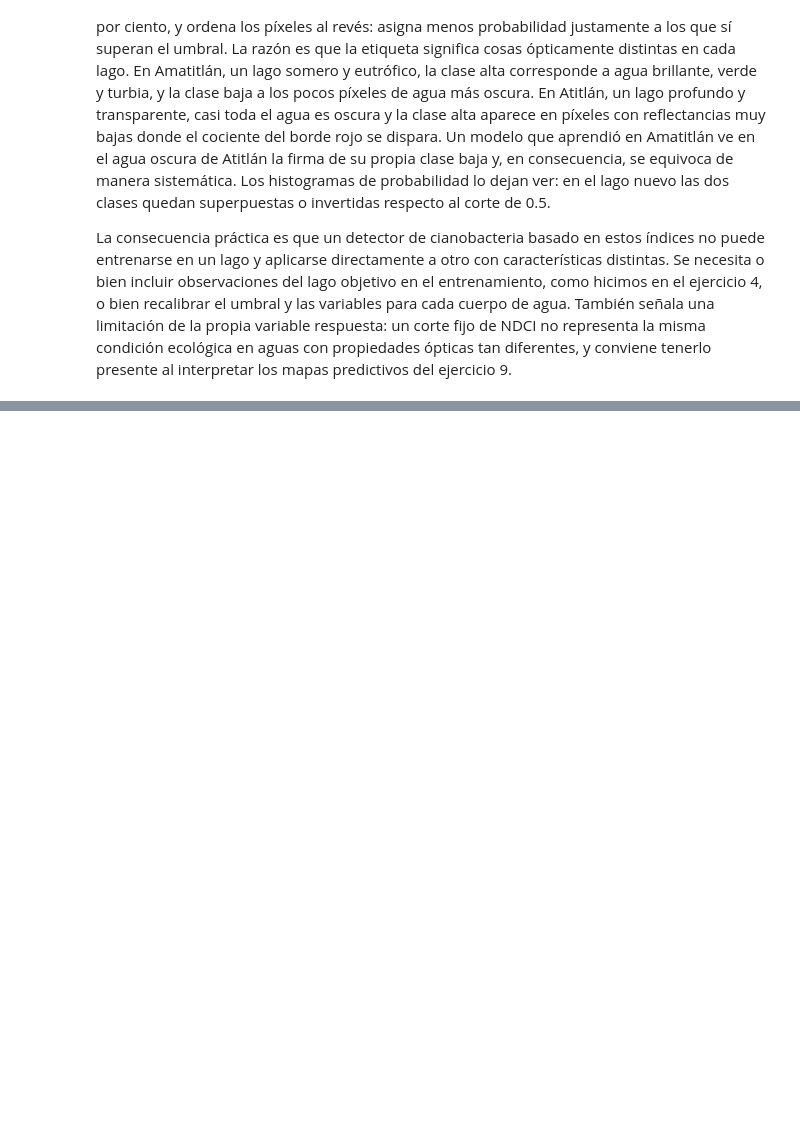
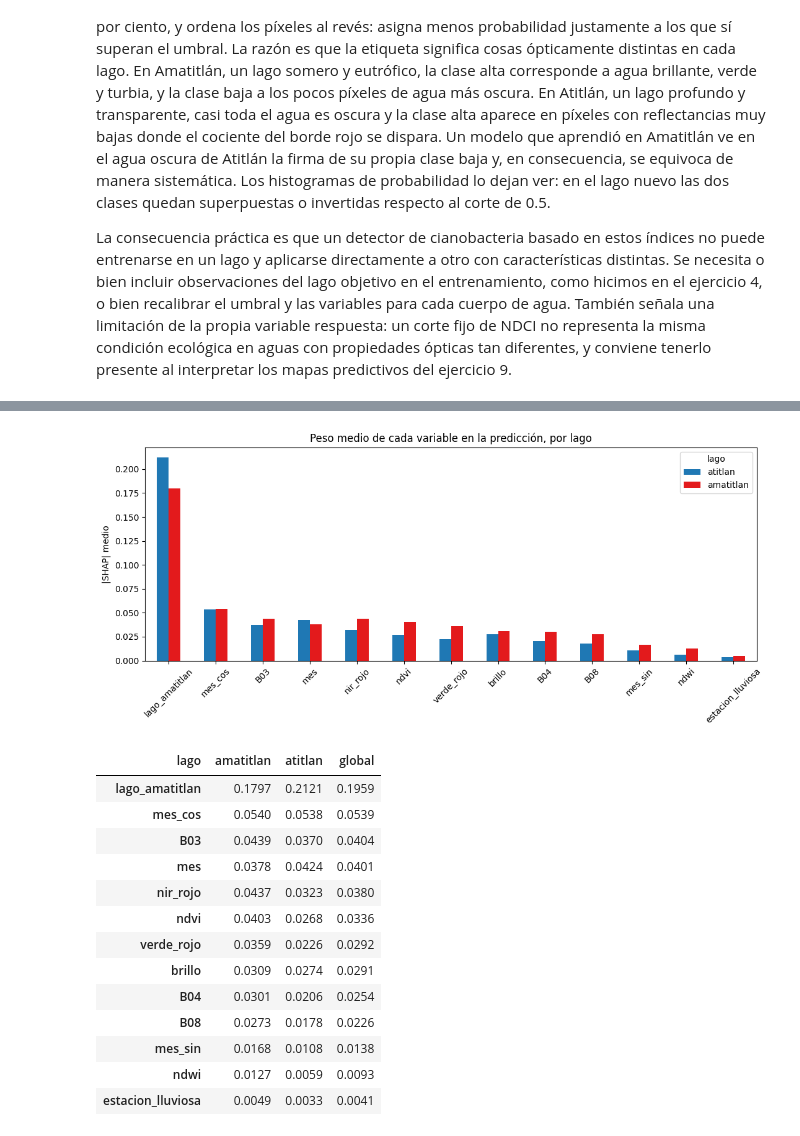
Before and after one commit to FerAHMz/lab4-ds, a Jupyter notebook: notebooks/lab4_parte2.ipynb, the cells around one changed output, grey strips where cells are left out. Saved outputs shown, nothing was run; the diff lists cells and outputs as text; code cells hidden in the pictures; blank space fills up the shorter version.

```diff
--- a/notebooks/lab4_parte2.ipynb
+++ b/notebooks/lab4_parte2.ipynb
@@ -1348,0 +1438,32 @@ conviene tenerlo presente al interpretar los mapas predictivos del ejercicio 9.
+# %%
+# magnitud media de SHAP por variable, separada por lago
+shap_abs = pd.DataFrame(np.abs(shap_alta), columns=PREDICTORAS)
+shap_abs["lago"] = lago_shap
+shap_por_lago = shap_abs.groupby("lago").mean().T
+shap_por_lago["global"] = shap_abs[PREDICTORAS].mean()
+shap_por_lago = shap_por_lago.sort_values("global", ascending=False).round(4)
+
+fig, ax = plt.subplots(figsize=(11, 5))
+shap_por_lago[["atitlan", "amatitlan"]].plot.bar(ax=ax, color=["#1f78b4", "#e31a1c"])
+ax.set_ylabel("|SHAP| medio")
+ax.set_title("Peso medio de cada variable en la predicción, por lago")
+ax.tick_params(axis="x", rotation=45)
+fig.tight_layout()
+plt.show()
+shap_por_lago
+# %% [output]
+[figure, added]
+| lago | amatitlan | atitlan | global |
+| lago_amatitlan | 0.1797 | 0.2121 | 0.1959 |
+| mes_cos | 0.0540 | 0.0538 | 0.0539 |
+| B03 | 0.0439 | 0.0370 | 0.0404 |
+| mes | 0.0378 | 0.0424 | 0.0401 |
+| nir_rojo | 0.0437 | 0.0323 | 0.0380 |
+| ndvi | 0.0403 | 0.0268 | 0.0336 |
+| verde_rojo | 0.0359 | 0.0226 | 0.0292 |
+| brillo | 0.0309 | 0.0274 | 0.0291 |
+| B04 | 0.0301 | 0.0206 | 0.0254 |
+| B08 | 0.0273 | 0.0178 | 0.0226 |
+| mes_sin | 0.0168 | 0.0108 | 0.0138 |
+| ndwi | 0.0127 | 0.0059 | 0.0093 |
+| estacion_lluviosa | 0.0049 | 0.0033 | 0.0041 |
```
Also changed, not shown: parts of 7 cells of this notebook.
